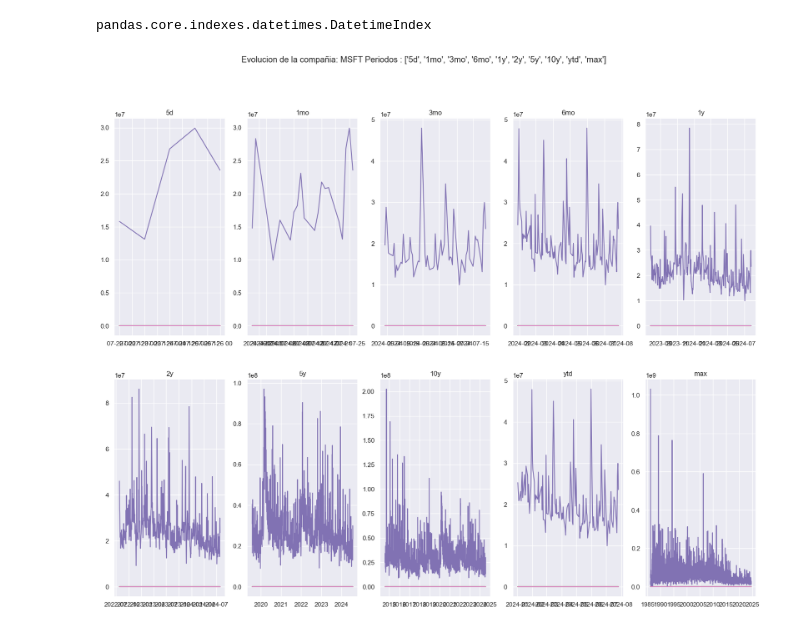
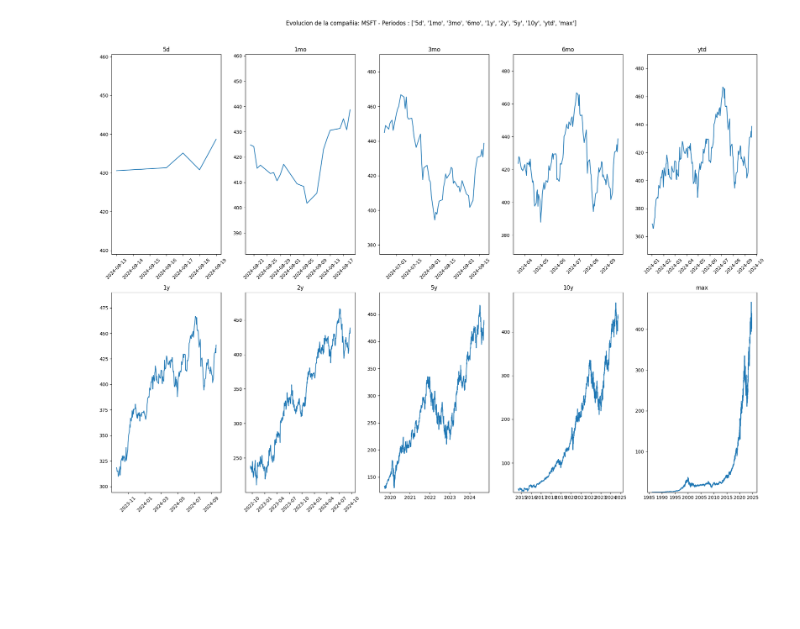
Before and after one commit to JuanIgnaciosj/YahooFinanceAPI, a Jupyter notebook: yahoo_finance.ipynb, the cells around one changed output. Cells and saved outputs as stored; diff of their text form; code cells hidden in the pictures; blank space fills up the shorter version.

```diff
--- a/yahoo_finance.ipynb
+++ b/yahoo_finance.ipynb
@@ -1,11 +1,15 @@
 # %%
-# import libraries
+# IMPORT LIBRARIES
 import yfinance as yf
 import pandas as pd
 import seaborn as sns
 import matplotlib.pyplot as plt
+import datetime as dt
+import math as mt
 
 #Permite ver todo el valor del df
-#pd.set_option('display.max_rows', None)
-sns.set()
+pd.set_option('display.max_rows', None)
+
+#Mostrar los valores directos
+%matplotlib inline
 # %%
@@ -81,48 +94,64 @@ ObtenerPeriodo(ticker,'6mo')
-# %%
-ObtenerPeriodoStock(ticker,'6mo').index
-# %% [output]
-pandas.core.indexes.datetimes.DatetimeIndex
 # %%
 #GRAFICO COMPUESTO QUE MUESTRA LA EVOLUCION PARA TODOS LOS PERIODOS DISPONIBLES DE LA ACCION CONSULTADA
 
 ticker = "MSFT"
 
 def ObtenerPeriodoStock(ticker, number): ##PARA TENER EN CONSIDERACION ['1d', '5d', '1mo', '3mo', '6mo', '1y', '2y', '5y', '10y', 'ytd', 'max']
     ticker_ob = yf.Ticker(ticker)
     ## FALTA
     per = str(number)
     # Revisar que otras opciones tengo
     hist = ticker_ob.history(period=str(per))
     # Se puede hacer un grafico para ver como se ha comportado
-    df_hist = pd.DataFrame(data=hist)
-    return df_hist
+    #df_hist = pd.DataFrame(data=hist)
+    return hist['Close']
 
 ## VISUALIZACION DE DATOS
 
-#CONSTANTES
+# CONSTANTES
+# Depende de la # de plots a realizar
 
-N_ROWS = 2 # Q Filas
-N_COL = 5 # Q Columnas
 
-# Graph
-fig,axes=plt.subplots(nrows=N_ROWS,ncols=N_COL,figsize=(20,15),sharex=False, sharey=False)
-fig.suptitle("Evolucion de la compañia: "+ ticker +" Periodos : ['5d', '1mo', '3mo', '6mo', '1y', '2y', '5y', '10y', 'ytd', 'max'] ")
+def ObtenerGraficosHistoricos(ticker):
+    N_ROWS = 2 # Q Filas
+    N_COL = 5 # Q Columnas
+    periods = ['5d', '1mo', '3mo', '6mo', '1y', '2y', '5y', '10y', 'ytd', 'max']
 
-# VISUALIZATION
+    # Graph
+    fig,axes=plt.subplots(nrows=N_ROWS,ncols=N_COL,figsize=(20,15),sharex=False, sharey=False)
+    fig.suptitle(f"Evolucion de la compañia: {ticker} - Periodos : {periods} ")
+    min_val = 0
+    max_val = 0
 
-for i in range(0,N_ROWS):
-    if i == 0: #Fast Sol: Se dividen en 2 los ejes asi se pueden informar
-        per = ['5d', '1mo', '3mo', '6mo', '1y']
-    else:
-        per = ['2y', '5y', '10y', 'ytd', 'max']
-    for j in range(0,N_COL):
-        axes[i,j].plot(ObtenerPeriodoStock(ticker,per[j]))
-        axes[i,j].set_title(per[j])
-        #axes[i,j].set_xlim(min(ObtenerPeriodoStock(ticker,per[j]).index),min(ObtenerPeriodoStock(ticker,per[j]).index))
-        #axes[i,j].set_ylim(min(ObtenerPeriodoStock(ticker,per[j])['Close']),max(ObtenerPeriodoStock(ticker,per[j])['Close']))
+    # VISUALIZATION
 
-# Hacer una moficacion sobre el subconjunto para considerar las diferentes escalas https://stackoverflow.com/questions/64621237/how-to-use-different-scales-in-a-subplot
-# Optimizar el como se muestran las fechas de las en el eje X de las visualizaciones.
-# Optimizar el largo de los indices
+    for i in range(0,N_ROWS):
+        if i == 0: #Fast Sol: Se dividen en 2 los ejes asi se pueden informar
+            per = ['5d', '1mo', '3mo', '6mo','ytd']
+        else:
+            per = ['1y','2y','5y', '10y','max']
+        for j in range(0,N_COL):
+            #Obtener Datos
+            data = ObtenerPeriodoStock(ticker,per[j])
+
+            #Grafica la informacion obtenida
+            axes[i,j].plot(data)
+            axes[i,j].set_title(per[j])
+
+            # Ajusta el valor maximo y minimo de Y segun el valor maximo de los datos
+
+            min_val = data.min() * 0.95
+            max_val = data.max() * 1.05
+            axes[i,j].set_ylim([min_val,max_val])  # Ajustar con un margen del 5%
+
+            # Si es de la primera fila
+            if (i==0) or (per[j] in ('2y','1y')):
+                axes[i, j].tick_params(axis='x', rotation=45) # Se ajusta el valor del eje Y para obtener una mejor visualizacion
+
+    plt.tight_layout(rect=[0, 0, 1, 0.96])  # Ajustar los márgenes
+    plt.show()
+
+
+ObtenerGraficosHistoricos(ticker)
 # %% [output]
-[figure, old version]
+[figure, new version]
```
Also changed, not shown: parts of 24 cells of this notebook, 1 other file.
